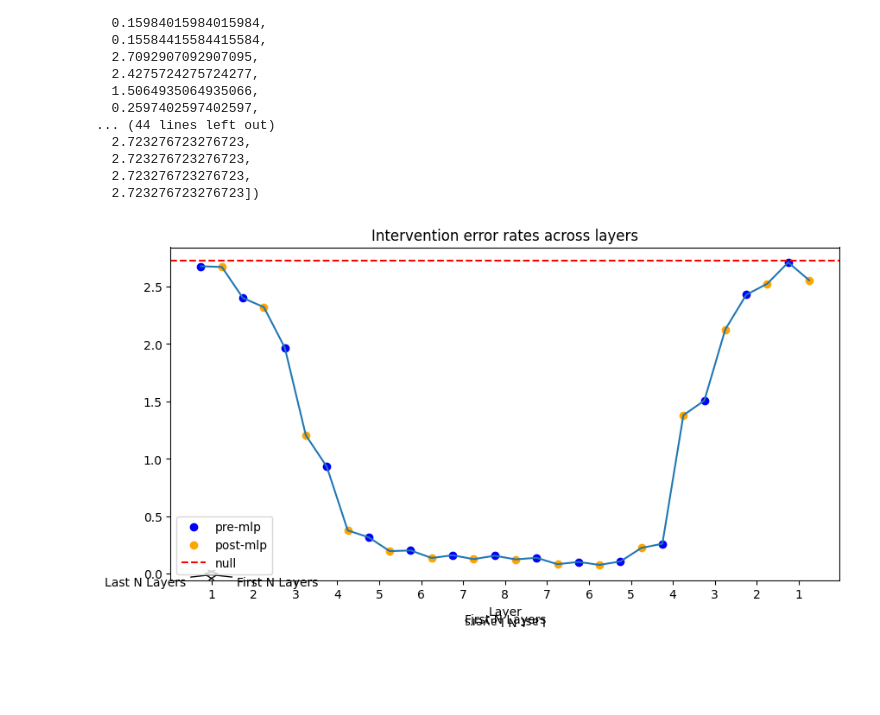
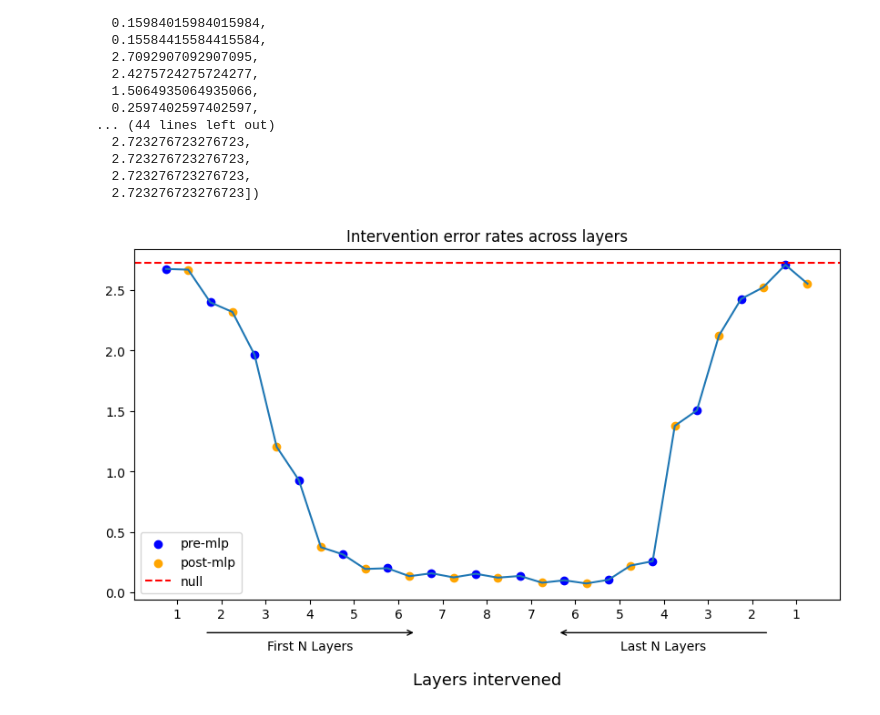
Before and after one commit to callumcanavan/othello-gpt, a Jupyter notebook: Othello_GPT.ipynb, the cells around one changed output. Cells and saved outputs as stored; diff of their text form; code cells hidden in the pictures; blank space fills up the shorter version.

Commit message:
Attention by rank plots

```diff
--- a/Othello_GPT.ipynb
+++ b/Othello_GPT.ipynb
@@ -414,7 +420,7 @@ for i, option in enumerate(["empty", "mine", "yours"]):
         f1_score_by_class_mid[:, i],
         f1_score_by_class_linear[:, i],
         metric="f1",
-        extra=f" for {option}",
+        extra=f" for '{option}'",
     )
 # %% [output]
 [figure]
@@ -507,42 +513,55 @@ def plot_intervention_errs(errs_mid, errs_post, err_null):
     errs_all = [err.item() for pair in zip(errs_mid, errs_post) for err in pair]
     x_labels = np.array(list(range(8)) + list(range(6, -1, -1))) + 1
 
     fig, axs = plt.subplots(1, 1, figsize=(10, 5))
     sns.lineplot(x=range(len(errs_all)), y=errs_all, ax=axs)
     axs.set_title("Intervention error rates across layers")
     axs.set_xticks(2 * np.arange(len(errs_all)//2) + 0.5)
     axs.set_xticklabels(x_labels)
-    axs.set_xlabel("Layer")
+    axs.set_xlabel("Layers intervened", labelpad=40, fontsize=13)
 
     # Plot scatter points coloured by mid or post
     pre_xs = [i for i in range(len(errs_all)) if i % 2 == 0]
     pre_ys = [errs_all[i] for i in range(len(errs_all)) if i % 2 == 0]
     axs.scatter(pre_xs, pre_ys, c="blue", label="pre-mlp")
     post_xs = [i for i in range(len(errs_all)) if i % 2 == 1]
     post_ys = [errs_all[i] for i in range(len(errs_all)) if i % 2 == 1]
     axs.scatter(post_xs, post_ys, c="orange", label="post-mlp")
 
     # Plot null error rate as dashed line
     axs.axhline(err_null, c="red", linestyle="--", label="null")
 
     # Adjust the positioning and size of the arrows and text
-    axs.annotate('First N Layers', xy=(0, 0), xytext=(30, -10),
-                 textcoords='offset points',
-                 arrowprops=dict(arrowstyle="->", color='black', mutation_scale=20))
+    y = -0.095
+    axs.annotate('',
+                xy=(0.1, y),
+                xycoords='axes fraction',
+                xytext=(0.4, y),
+                arrowprops=dict(arrowstyle="<-", color='k'))
+    axs.annotate('First N Layers',
+                 xy=(0.3, y-0.15),
+                 xycoords='axes fraction',
+                 xytext=(0.25, y-0.04),
+                 ha='center',
+                 va='center')
+    axs.annotate('',
+                xy=(0.6, y),
+                xycoords='axes fraction',
+                xytext=(0.9, y),
+                arrowprops=dict(arrowstyle="->", color='k'))
+    axs.annotate('Last N Layers',
+                 xy=(0.7, y-0.15),
+                 xycoords='axes fraction',
+                 xytext=(0.75, y-0.04),
+                 ha='center',
+                 va='center')
 
-    axs.annotate('Last N Layers', xy=(1, 0), xytext=(-30, -10),
-                 textcoords='offset points', ha='right',
-                 arrowprops=dict(arrowstyle="->", color='black', mutation_scale=20))
-
-    # Adjust the position of the text if needed
-    axs.text(0.5, -0.1, 'First N Layers', va='top', ha='center', transform=axs.transAxes)
-    axs.text(0.5, -0.1, 'Last N Layers', va='top', ha='center', transform=axs.transAxes, rotation=180)
 
     plt.legend()
     plt.show()
 
 
 
 plot_intervention_errs(errs_mid_rev, errs_post_rev, null_mid[0])
 # %% [output]
-[figure, old version]
+[figure, new version]
```
Also changed, not shown: parts of 14 cells of this notebook, 2 other files.
